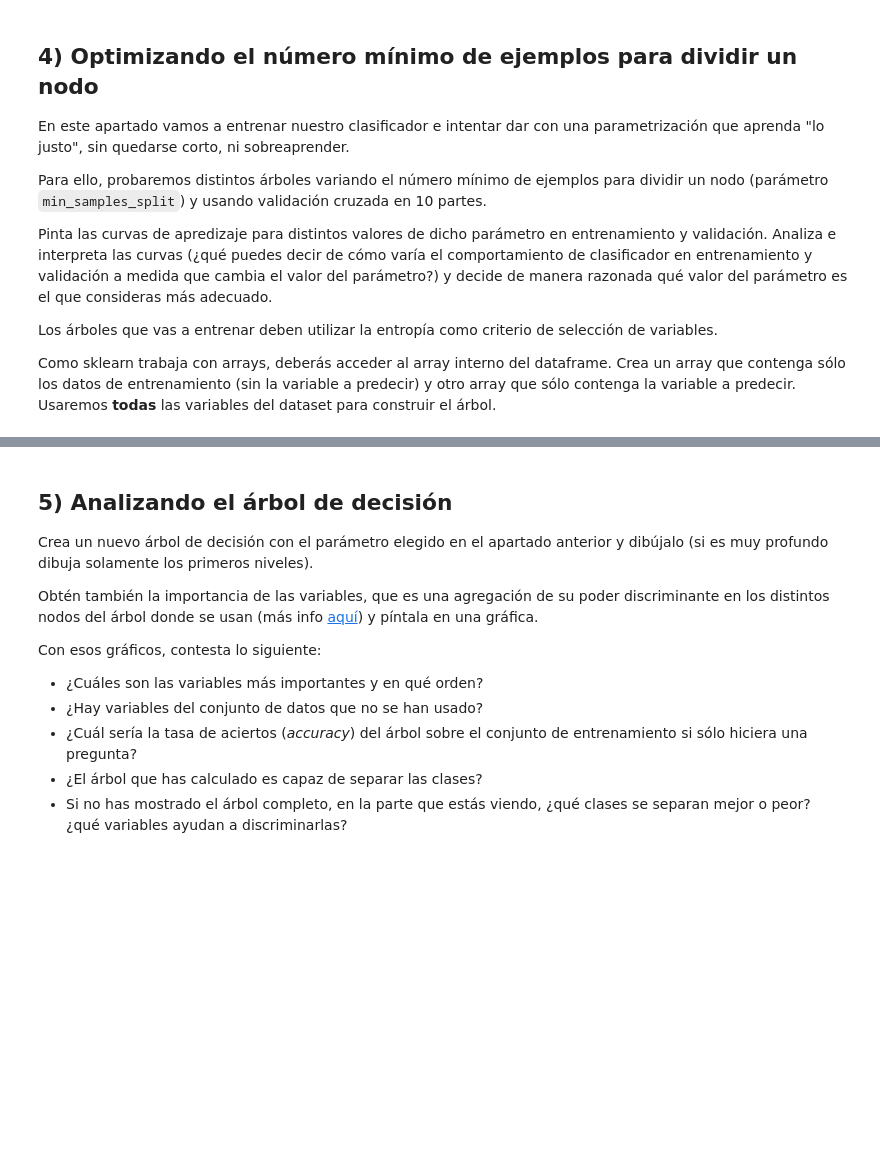
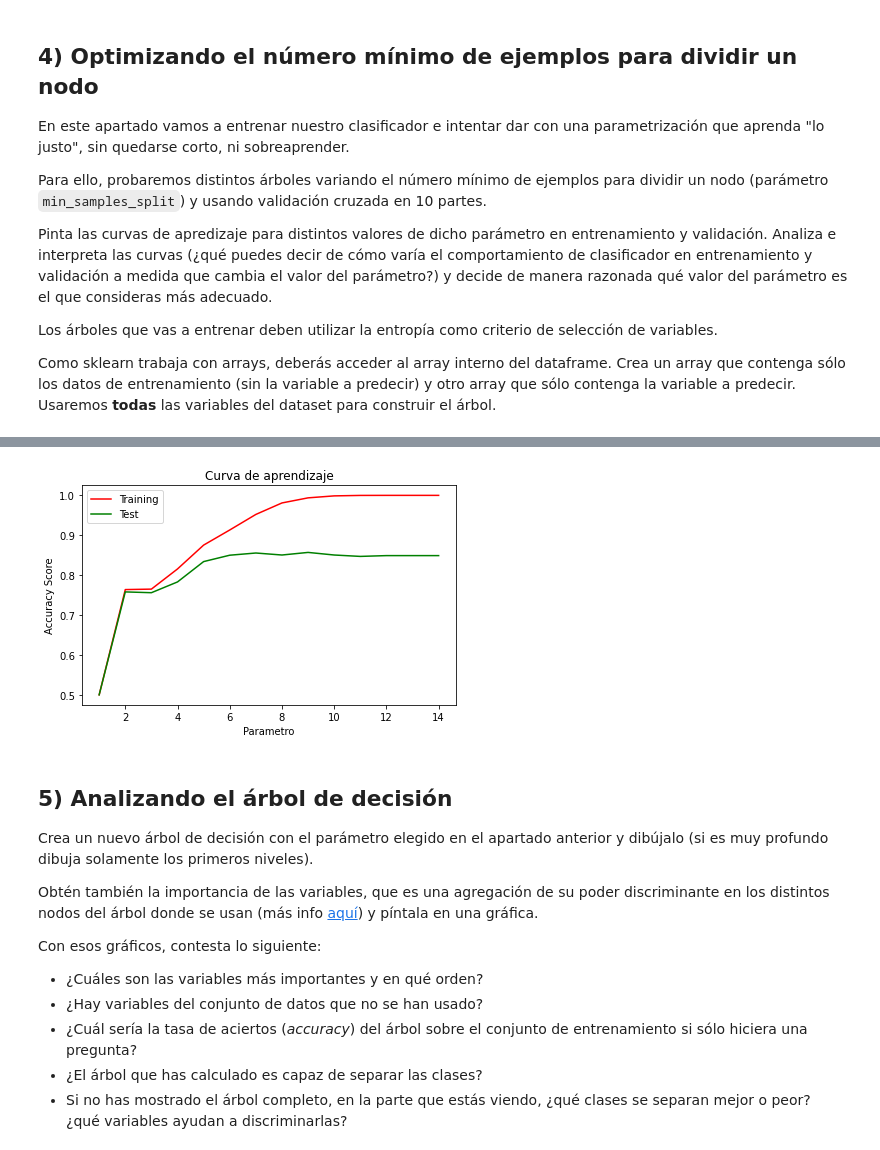
Before and after one commit to Carlanganas98/IA2, a Jupyter notebook: Pr1/P2_clasificacion_enunciado.ipynb, the cells around one changed output, grey strips where cells are left out. Drawn from its saved outputs; the diff is of its cells as text; code cells hidden in the pictures; blank space fills up the shorter version.

```diff
--- a/Pr1/P2_clasificacion_enunciado.ipynb
+++ b/Pr1/P2_clasificacion_enunciado.ipynb
@@ -217,8 +217,8 @@ Los árboles que vas a entrenar deben utilizar la entropía como criterio de sel
 
 Como sklearn trabaja con arrays, deberás acceder al array interno del dataframe. Crea un array que contenga sólo los datos de entrenamiento (sin la variable a predecir) y otro array que sólo contenga la variable a predecir. Usaremos __todas__ las variables del dataset para construir el árbol.
 # %%
-df2 = df
-df2.drop(['price_ran'])
+df2 = df.copy()
+df2.drop('price_range', inplace=True, axis=1)
 df2.head()
 # %% [output]
 |  | battery_power | blue | clock_speed | dual_sim | fc | four_g | int_memory | m_dep | mobile_wt | ... |
@@ -231,16 +230,14 @@ df2.head()
 # %%
-from sklearn.model_selection import cross_validate
-import numpy as np
+train_accuracy = []
+test_accuracy = []
 
-# Creamos y entrenamos el árbol de decisión con los parámetros por defecto
-clf = DecisionTreeClassifier(random_state=83)
+max_depths = range(1, 15)
+for md in max_depths:
+    clf = DecisionTreeClassifier(criterion="entropy", max_depth=md, min_samples_split=2, random_state=83)
+    scores = cross_validate(clf, df2, df['price_range'], scoring='accuracy', cv=10, return_train_score=True)
 
-# Validación cruzada dividiendo el conjunto de datos en 10 partes (folds)
-scores = cross_validate(clf, df, df['price_range'], scoring='accuracy',
-                        cv=10, return_train_score=True)
+    train_accuracy.append(np.mean(scores['train_score']))
+    test_accuracy.append(np.mean(scores['test_score']))
 
-# scores es un diccionario con datos sobre tiempos y exactitud (accuracy)
-train_accuracy = np.mean(scores['train_score'])
-test_accuracy = np.mean(scores['test_score'])
 train_accuracy, test_accuracy
 # %% [output]
@@ -247,0 +261,12 @@ train_accuracy, test_accuracy
+# %%
+import matplotlib.pyplot as plt
+
+plt.plot(max_depths, train_accuracy, color="r",  label="Training")
+plt.plot(max_depths, test_accuracy, color="g", label="Test")
+
+plt.title("Curva de aprendizaje")
+plt.xlabel("Parametro"), plt.ylabel("Accuracy Score"), plt.legend(loc="best")
+plt.tight_layout()
+plt.show()
+# %% [output]
+[figure, added]
```
Also changed, not shown: parts of 6 cells of this notebook.
